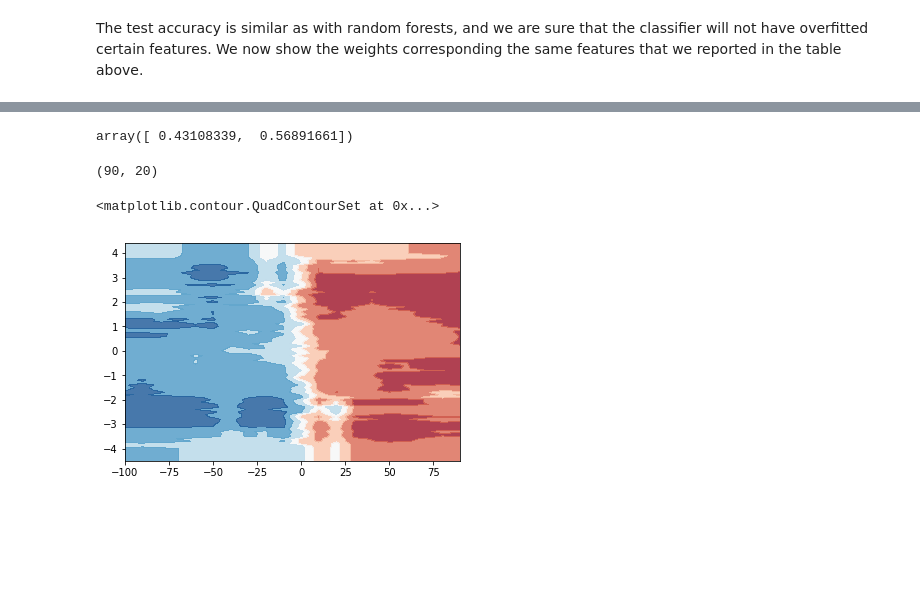
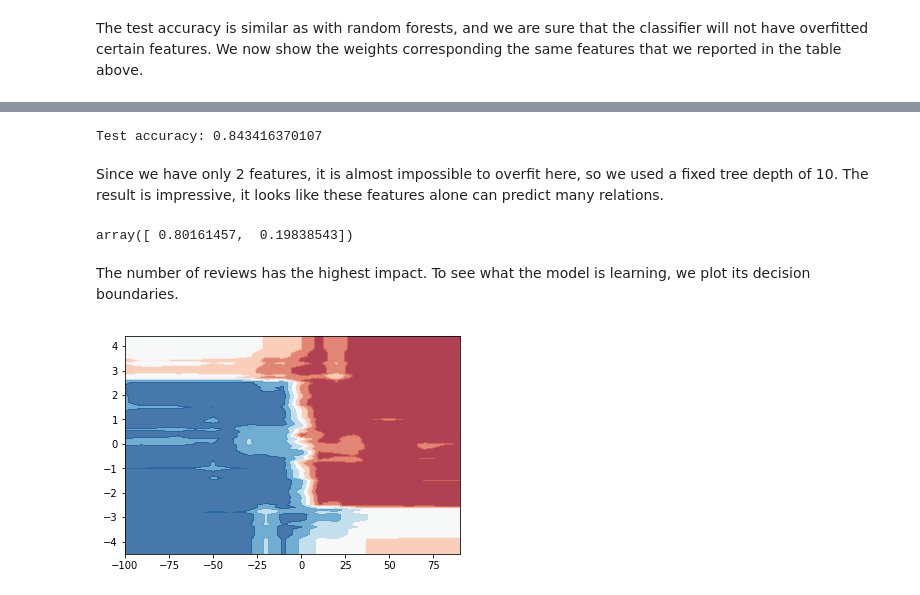
Before and after one commit to tarmeens/ada-homework, a Jupyter notebook: project/Final.ipynb, the cells around one changed output, grey strips where cells are left out. Saved outputs shown, nothing was run; the diff lists cells and outputs as text; code cells hidden in the pictures; blank space fills up the shorter version.

```diff
--- a/project/Final.ipynb
+++ b/project/Final.ipynb
@@ -914,7 +917,7 @@ On the other hand, random forests average the results of many weaks predictors,
 cat = ['Cell Phones & Accessories', 'Cell Phones']
 records = sc.textFile('data/reduced.json')\
     .map(json.loads)\
-    .filter(lambda x: 'title' in x and len(x['title']) > 0)\
+    .filter(lambda x: 'title' in x and len(x['title']) > 0 and 'price' in x and 'average_rating' in x)\
     .filter(lambda x: x['category'][:len(cat)] == cat)\
     .collect()
 len(records)
@@ -1142,19 +1146,32 @@ We can observe some patterns:
+# %%
+features = csr_matrix(g.df[['num_reviews', 'average_rating']].values)
+X, y = build_data(data_cv)
+X_te, y_te = build_data(data_test)
+score, clf = train_model_rf(X, y, X_te, y_te, 10)
+print('Test accuracy:', score)
+# %% [output]
+Test accuracy: 0.843416370107
+# %% [markdown]
+Since we have only 2 features, it is almost impossible to overfit here, so we used a fixed tree depth of 10.
+The result is impressive, it looks like these features alone can predict many relations.
 # %%
 clf.feature_importances_
 # %% [output]
-array([ 0.43108339,  0.56891661])
+array([ 0.80161457,  0.19838543])
+# %% [markdown]
+The number of reviews has the highest impact.
+To see what the model is learning, we plot its decision boundaries.
 # %%
 x_min, x_max = X[:, 0].min() - .5, X[:, 0].max() + .5
 y_min, y_max = X[:, 1].min() - .5, X[:, 1].max() + .5
 x_min = -100
 x_max = 100
 xx, yy = np.meshgrid(np.arange(x_min, x_max, 10),
                      np.arange(y_min, y_max, 0.1))
-print(xx.shape)
+
 Z = clf.predict_proba(np.c_[xx.ravel(), yy.ravel()])[:, 1]
 Z = Z.reshape(xx.shape)
-plt.contourf(xx, yy, Z, cmap=plt.cm.RdBu, alpha=.8)
+_ = plt.contourf(xx, yy, Z, cmap=plt.cm.RdBu, alpha=.8)
+# TODO: add axes
 # %% [output]
-(90, 20)
-<matplotlib.contour.QuadContourSet at 0x...>
-[figure, old version]
+[figure, new version]
```
Also changed, not shown: parts of 30 cells of this notebook.
